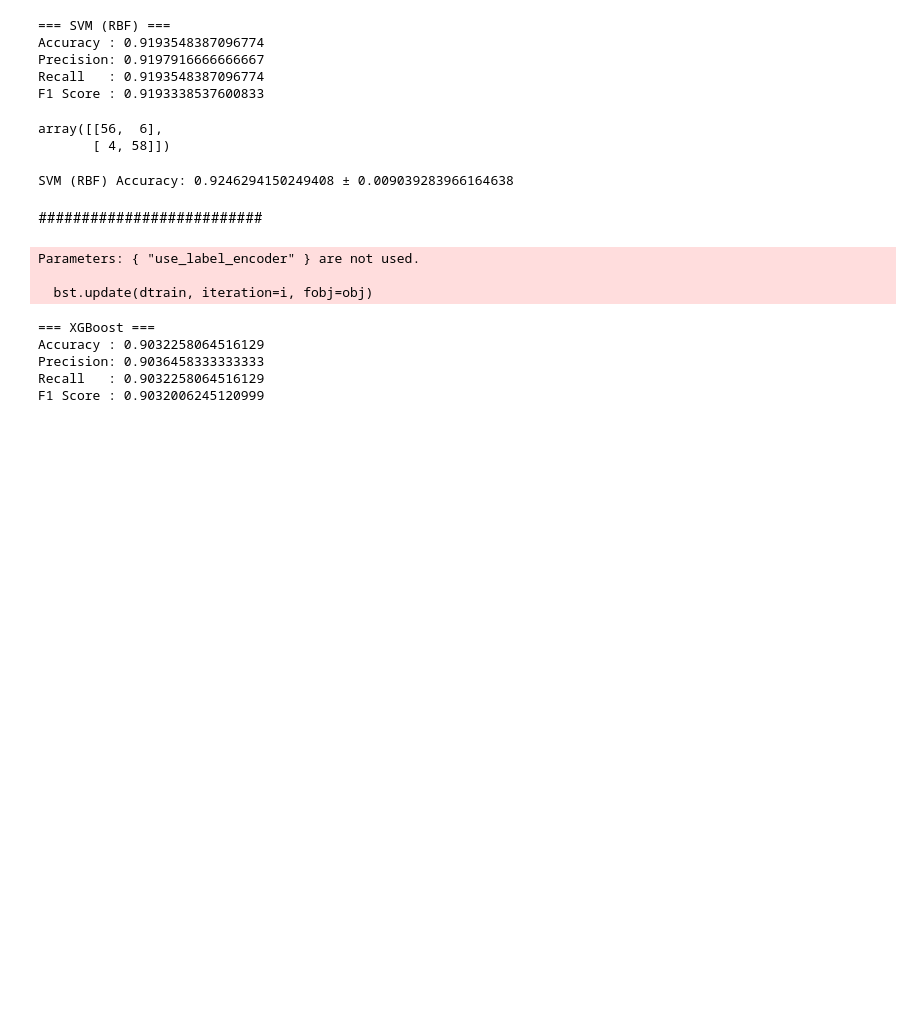
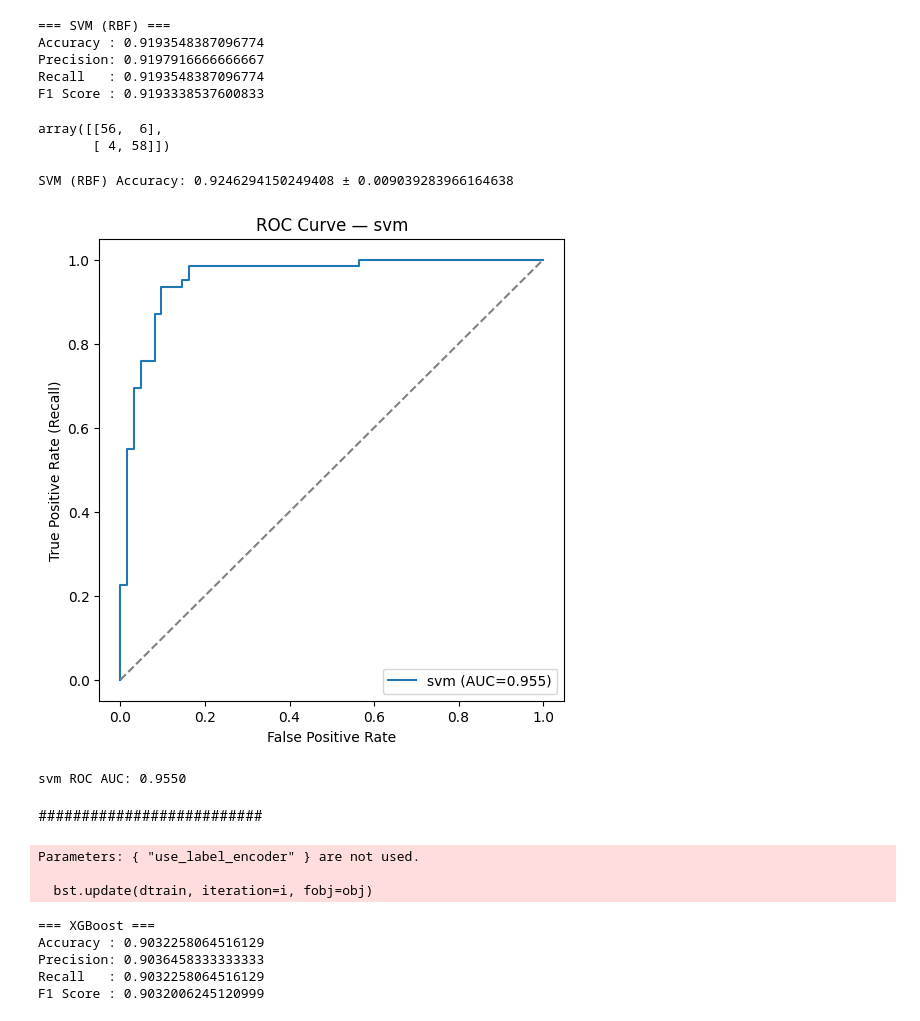
Before and after one commit to Ezzeldin12/personailty_project1, a Jupyter notebook: project.ipynb, the cells around one changed output. Cells and saved outputs as stored; diff of their text form; code cells hidden in the pictures; blank space fills up the shorter version.

```diff
--- a/project.ipynb
+++ b/project.ipynb
@@ -516,6 +583,11 @@ scores = cross_val_score(svm, x_train, y_train, cv=cv, scoring="accuracy")
 print("SVM (RBF) Accuracy:", scores.mean(), "±", scores.std())
 # %% [output]
 SVM (RBF) Accuracy: 0.9246294150249408 ± 0.009039283966164638
+# %%
+plot_roc_auc(svm, x_test, y_test, model_name="svm")
+# %% [output]
+[figure, added]
+svm ROC AUC: 0.9550
 # %% [markdown]
 ##########################
 # %%
```
Also changed, not shown: parts of 11 cells of this notebook.
